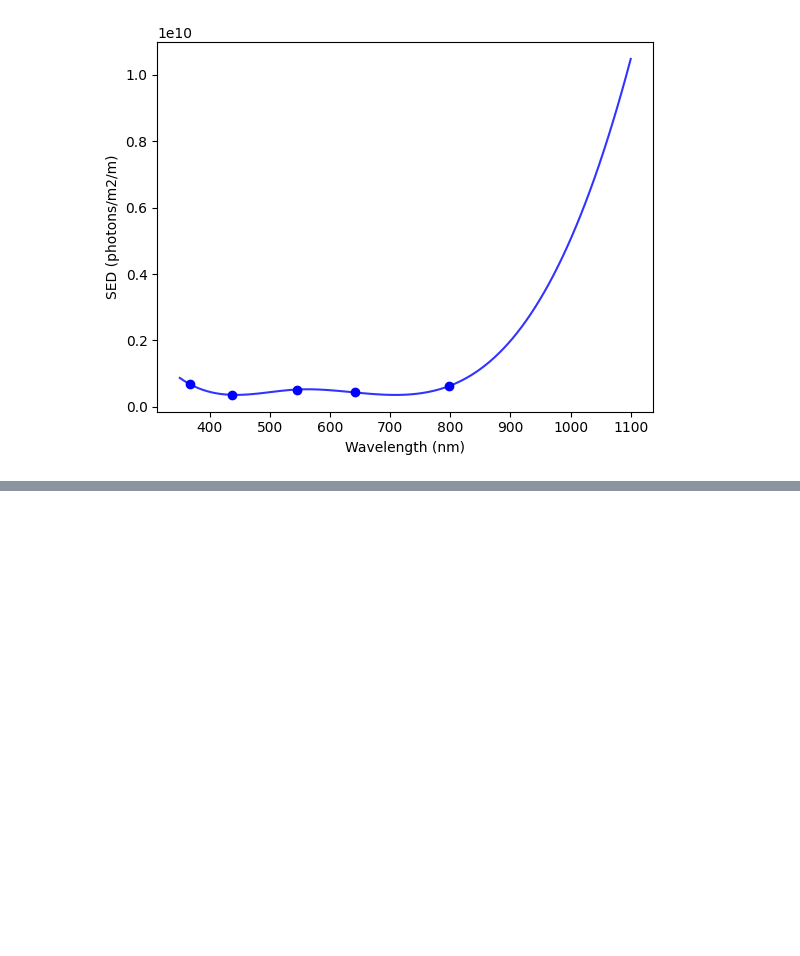
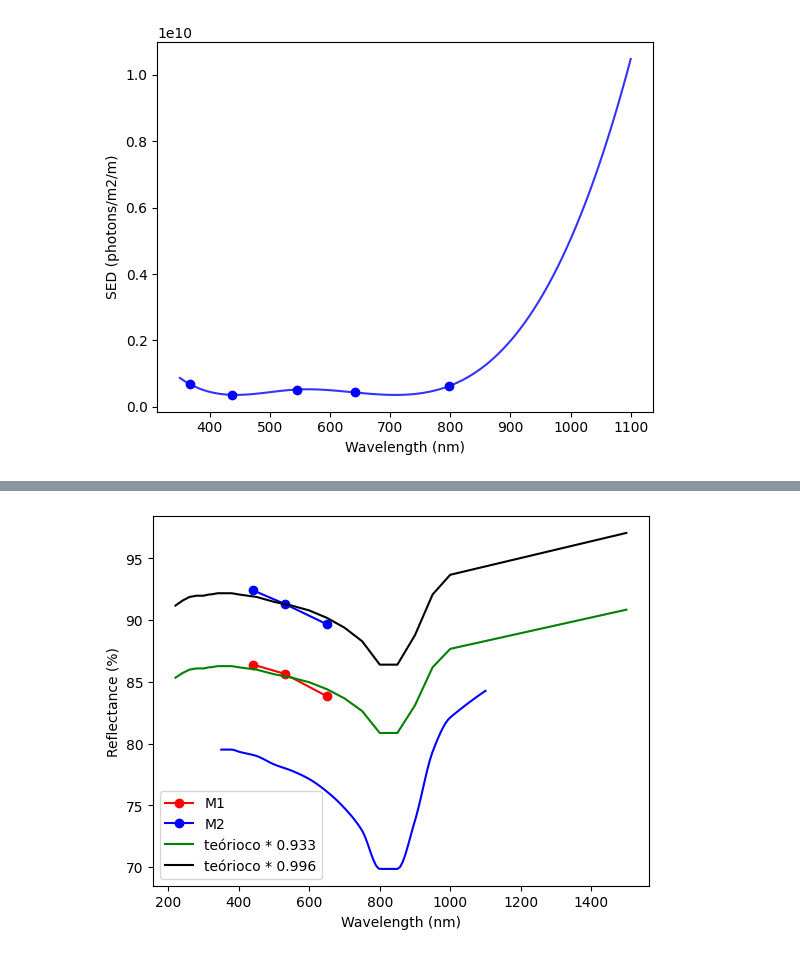
Before and after one commit to DBernardes/AIS, a Jupyter notebook: spectral_responses.ipynb, the cells around one changed output, grey strips where cells are left out. Cells and saved outputs as stored; diff of their text form; code cells hidden in the pictures; blank space fills up the shorter version.

```diff
--- a/spectral_responses.ipynb
+++ b/spectral_responses.ipynb
@@ -71,0 +154,49 @@ plt.show()
+# %%
+# Calc the ajust of the spectral response of the telescope
+
+from AIS.Spectral_Response import Telescope
+import matplotlib.pyplot as plt
+import pandas as pd
+from scipy.interpolate import splrep, splev
+from scipy.optimize import curve_fit
+from sys import exit
+import os
+
+
+obj_wavelength = np.linspace(350, 1100, 100)
+telescope = Telescope()
+spectral_response = telescope.get_spectral_response(obj_wavelength) * 100
+plt.plot(obj_wavelength, spectral_response, 'b')
+
+#----------------------------------------------------------------------------------
+
+wv = [440, 530, 650]
+M1 = [86.392, 85.641, 83.825]
+M2 = [92.40375, 91.3025, 89.65375]
+
+ss = pd.read_csv('AIS/Spectral_Response/telescope.csv')
+
+
+def func(x, c):
+    ss = pd.read_csv('AIS/Spectral_Response/telescope.csv')
+    spl = splrep(ss['Wavelength (nm)'], ss['Transmitance (%)'])
+    spectral_response = splev(x, spl)
+    return spectral_response*c
+
+
+popt_M1, _ = curve_fit(func, wv, M1)
+popt_M2, _ = curve_fit(func, wv, M2)
+
+plt.plot(wv, M1, 'o-r', label='M1')
+plt.plot(wv, M2, 'o-b', label='M2')
+plt.plot(ss['Wavelength (nm)'], ss['Transmitance (%)']
+         * popt_M1[0], 'g', label=f'teórioco * {popt_M1[0]:.3f}')
+plt.plot(ss['Wavelength (nm)'], ss['Transmitance (%)']
+         * popt_M2[0], 'k', label=f'teórioco * {popt_M2[0]:.3f}')
+plt.legend()
+plt.xlabel('Wavelength (nm)')
+plt.ylabel('Reflectance (%)')
+plt.savefig(os.path.join('notebook', 'figures', 'adjust_aluminium_curve.png'))
+plt.show()
+# %% [output]
+[figure, added]
```
Also changed, not shown: parts of 18 cells of this notebook, 22 other files.
